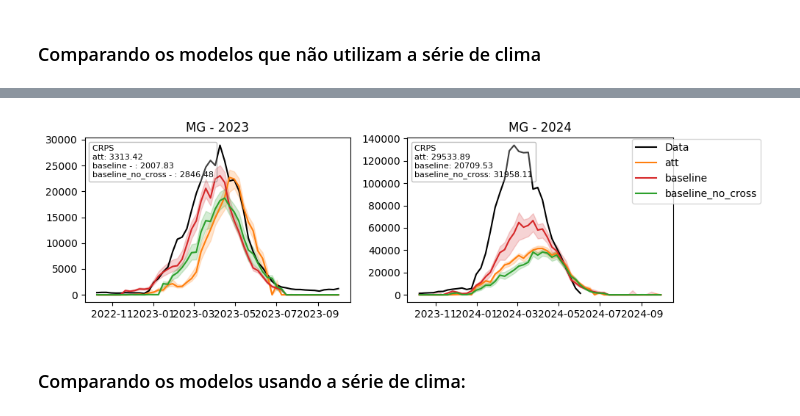
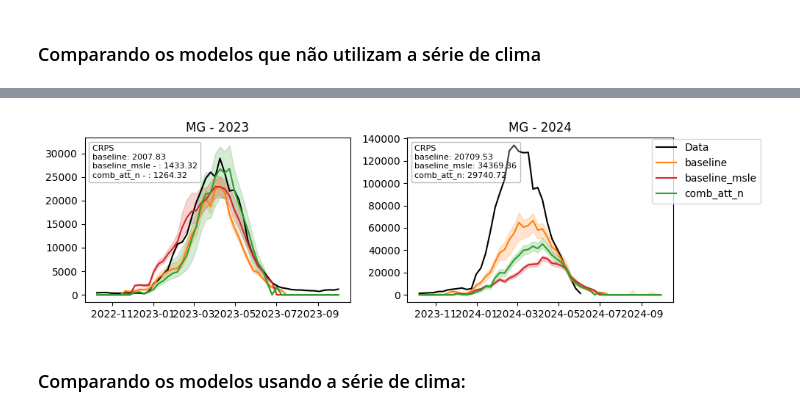
Before and after one commit to eduardocorrearaujo/lstm_transf_to_state, a Jupyter notebook: comp_predictions.ipynb, the cells around one changed output, grey strips where cells are left out. Cells and saved outputs as stored; diff of their text form; code cells hidden in the pictures.

```diff
--- a/comp_predictions.ipynb
+++ b/comp_predictions.ipynb
@@ -242,24 +243,24 @@ plt.show()
 # %%
-model_name1 = 'att'
-model_name2 = 'baseline'
-model_name3= 'baseline_no_cross'
+model_name1 = 'baseline'
+model_name2 = 'baseline_msle'
+model_name3= 'comb_att_n'
 
 fig, axs = plt.subplots(1,2, figsize = (10, 3))
 
 ax = axs.ravel()
 
 i=0
 for state in ['MG']:
 
     plot_preds(ax, i, state, model_name1, model_name2, model_name3, clima = False)
 
     i = i+2
 
 plt.tight_layout()
 
 plt.show()
 # %% [output]
-[figure, old version]
+[figure, new version]
 # %% [markdown]
 ### Comparando os modelos usando a série de clima:
 # %%
```
Also changed, not shown: parts of 3 cells of this notebook, 5 other files.
